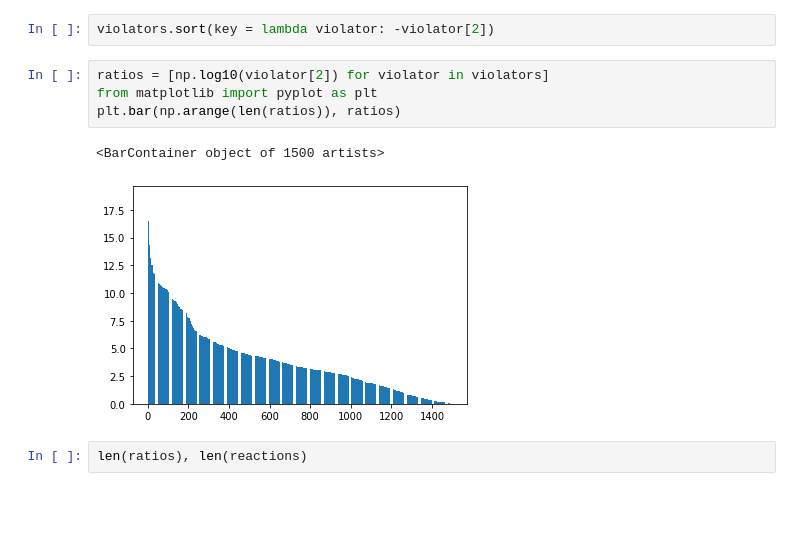
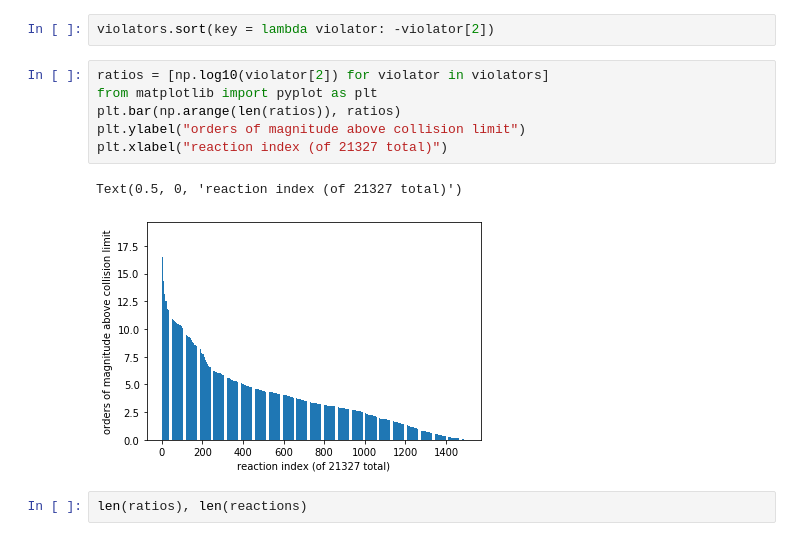
Before and after one commit to ChrisBNEU/HAN, a Jupyter notebook: CanteraModels/Collision_violators.ipynb, the cells around one changed output. Saved outputs shown, nothing was run; the diff lists cells and outputs as text; blank space fills up the shorter version.

Commit message:
Work on the collision violators notebook

```diff
--- a/CanteraModels/Collision_violators.ipynb
+++ b/CanteraModels/Collision_violators.ipynb
@@ -125,10 +125,12 @@ violators.sort(key = lambda violator: -violator[2])
 # %%
 ratios = [np.log10(violator[2]) for violator in violators]
 from matplotlib import pyplot as plt
 plt.bar(np.arange(len(ratios)), ratios)
+plt.ylabel("orders of magnitude above collision limit")
+plt.xlabel("reaction index (of 21327 total)")
 # %% [output]
-<BarContainer object of 1500 artists>
+Text(0.5, 0, 'reaction index (of 21327 total)')
-[figure, old version]
+[figure, new version]
 # %%
 len(ratios), len(reactions)
 # %% [output]
```
Also changed, not shown: parts of 7 cells of this notebook, 1 other file.
